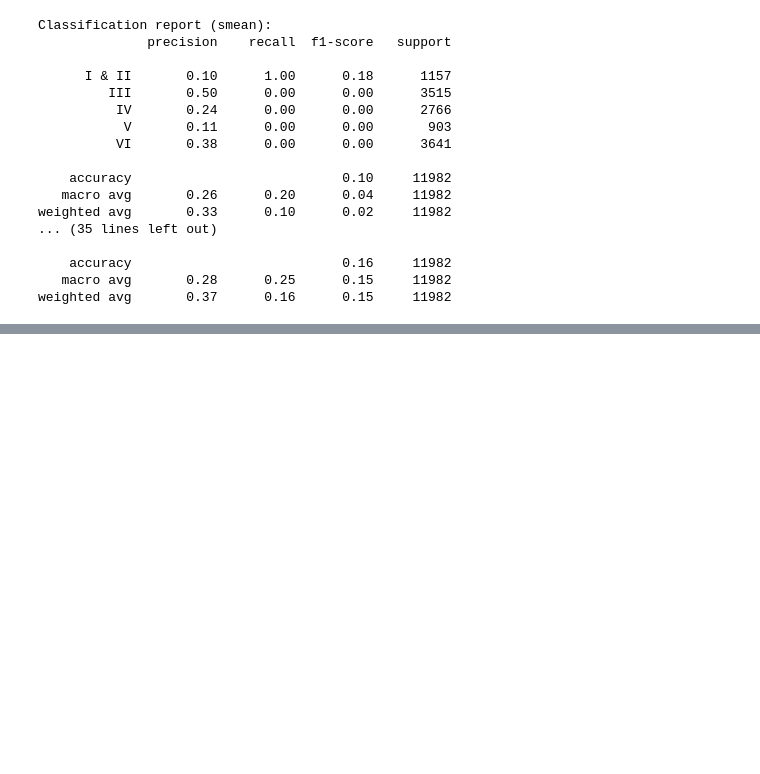
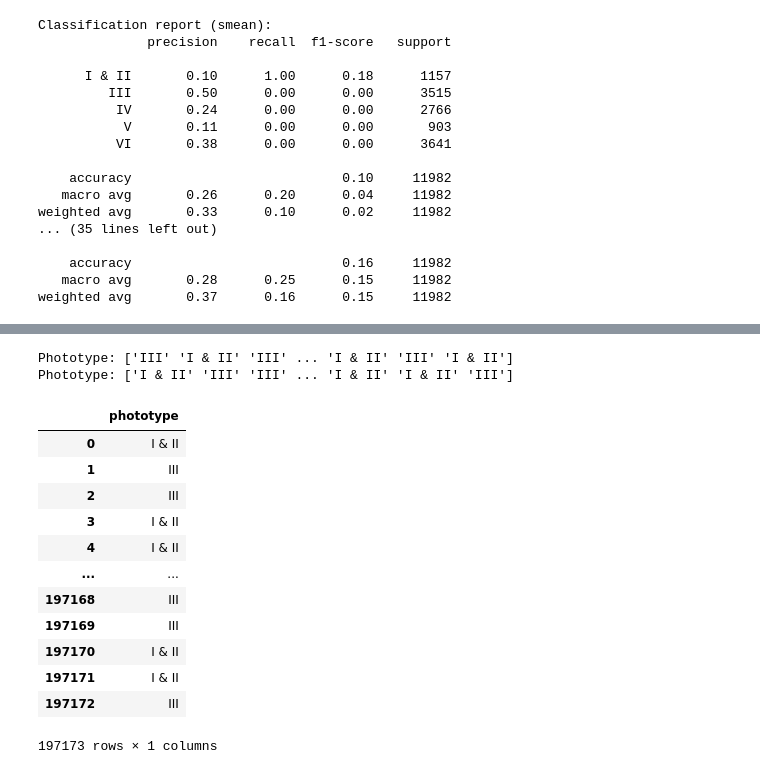
Before and after one commit to janeclrst/fores-1, a Jupyter notebook: main.ipynb, the cells around one changed output, grey strips where cells are left out. Drawn from its saved outputs; the diff is of its cells as text; code cells hidden in the pictures; blank space fills up the shorter version.

```diff
--- a/main.ipynb
+++ b/main.ipynb
@@ -493,0 +540,23 @@ hsv_v_threshold: {'I & II': 162.71970919748566, 'III': 164.088942019235, 'IV': 1
+# %%
+print(f"Phototype: {phototype_and}")
+print(f"Phototype: {phototype_or}")
+# %% [output]
+Phototype: ['III' 'I & II' 'III' ... 'I & II' 'III' 'I & II']
+Phototype: ['I & II' 'III' 'III' ... 'I & II' 'I & II' 'III']
+# %%
+phototype = pd.DataFrame(phototype_or, columns=["phototype"])
+phototype
+# %% [output]
+|  | phototype |
+| 0 | I & II |
+| 1 | III |
+| 2 | III |
+| 3 | I & II |
+| 4 | I & II |
+| ... | ... |
+| 197168 | III |
+| 197169 | III |
+| 197170 | I & II |
+| 197171 | I & II |
+| 197172 | III |
+197173 rows × 1 columns
```
Also changed, not shown: parts of 20 cells of this notebook.
